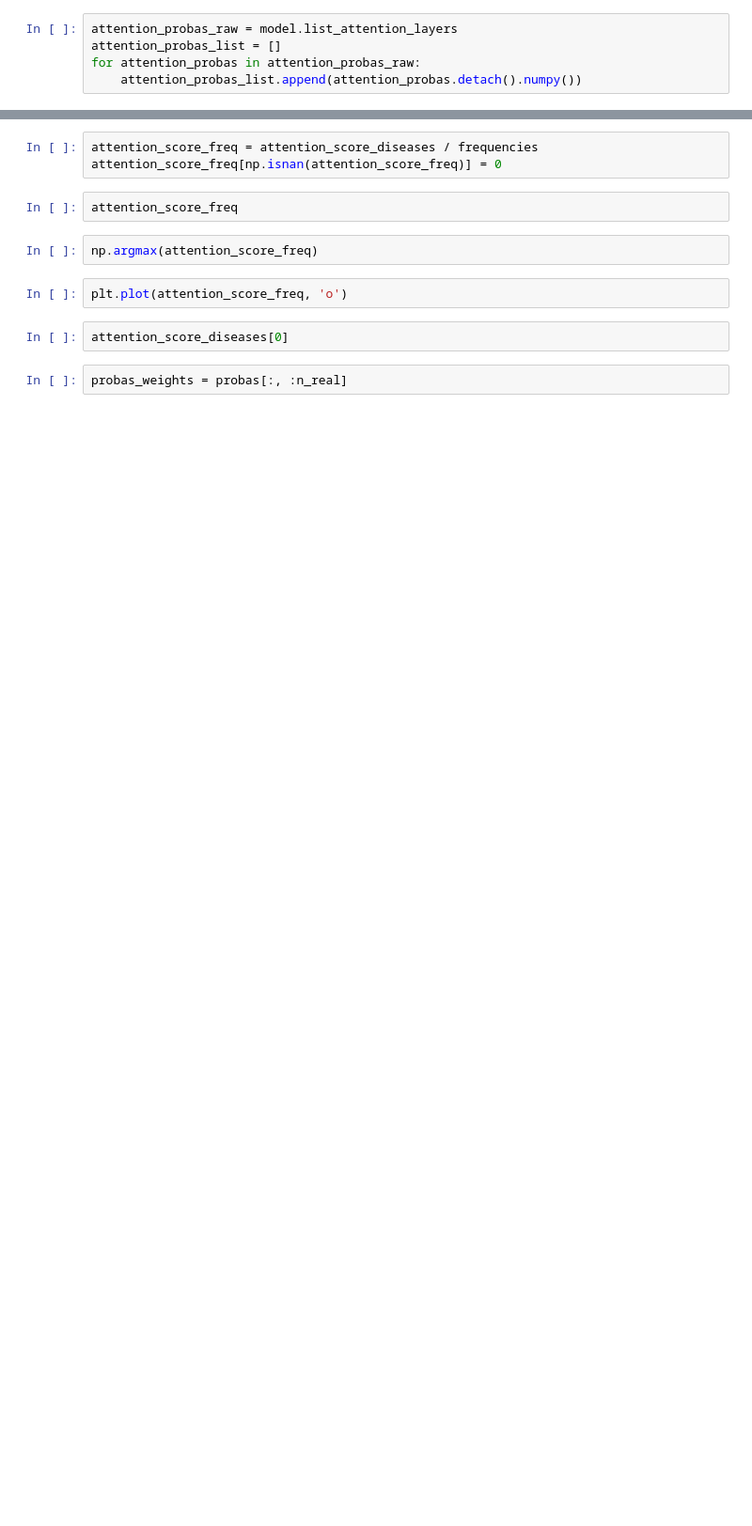
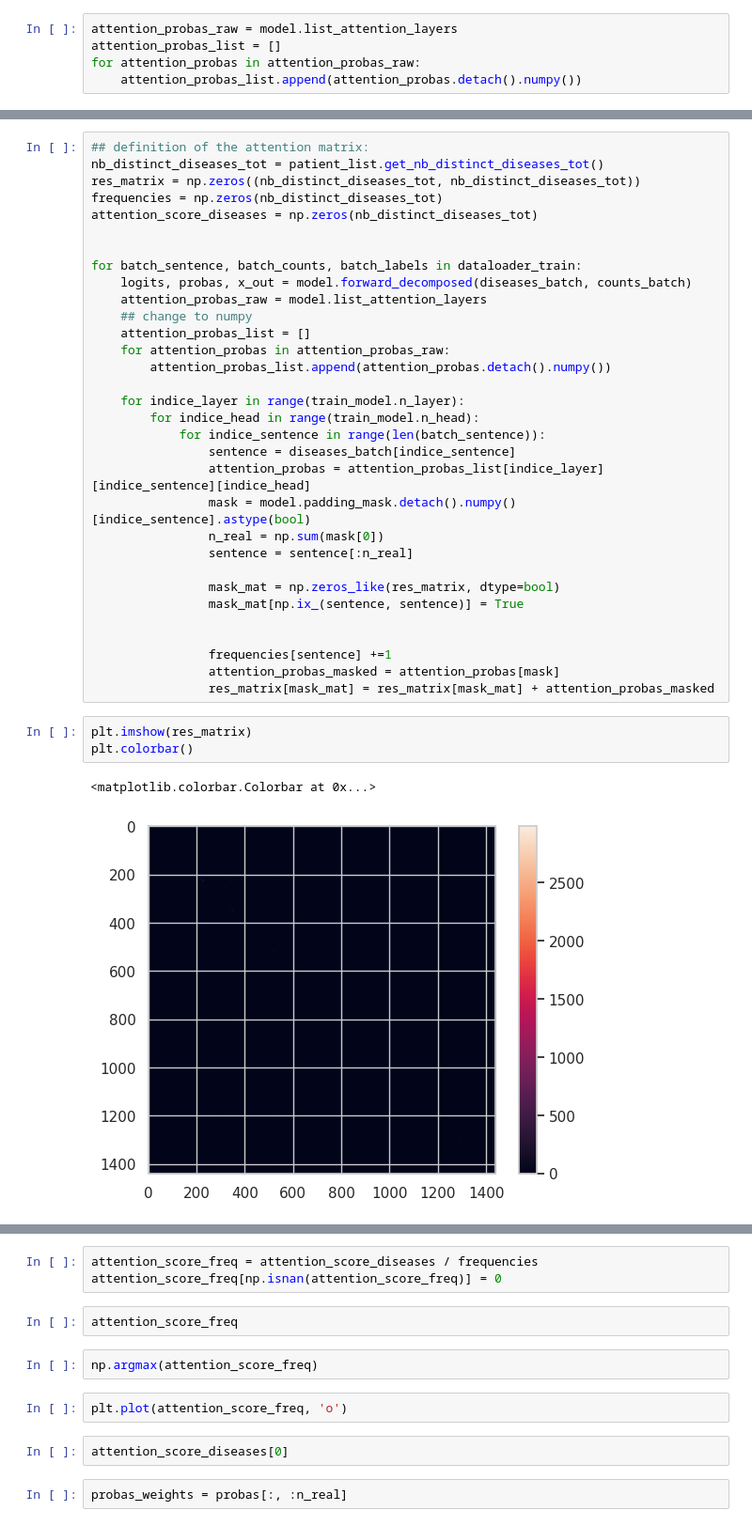
Before and after one commit to martin5555555555/PheWas, a Jupyter notebook: results_analysis/transformers/result_analysis_transformers.ipynb, the cells around one changed output, grey strips where cells are left out. Shown at 94% size. Saved outputs shown, nothing was run; the diff lists cells and outputs as text; blank space fills up the shorter version.

```diff
--- a/results_analysis/transformers/result_analysis_transformers.ipynb
+++ b/results_analysis/transformers/result_analysis_transformers.ipynb
@@ -173,0 +255,38 @@ plt.show()
+# %%
+## definition of the attention matrix:
+nb_distinct_diseases_tot = patient_list.get_nb_distinct_diseases_tot()
+res_matrix = np.zeros((nb_distinct_diseases_tot, nb_distinct_diseases_tot))
+frequencies = np.zeros(nb_distinct_diseases_tot)
+attention_score_diseases = np.zeros(nb_distinct_diseases_tot)
+
+
+for batch_sentence, batch_counts, batch_labels in dataloader_train:
+    logits, probas, x_out = model.forward_decomposed(diseases_batch, counts_batch)
+    attention_probas_raw = model.list_attention_layers
+    ## change to numpy
+    attention_probas_list = []
+    for attention_probas in attention_probas_raw:
+        attention_probas_list.append(attention_probas.detach().numpy())
+
+    for indice_layer in range(train_model.n_layer):
+        for indice_head in range(train_model.n_head):
+            for indice_sentence in range(len(batch_sentence)):
+                sentence = diseases_batch[indice_sentence]
+                attention_probas = attention_probas_list[indice_layer][indice_sentence][indice_head]
+                mask = model.padding_mask.detach().numpy()[indice_sentence].astype(bool)
+                n_real = np.sum(mask[0])
+                sentence = sentence[:n_real]
+
+                mask_mat = np.zeros_like(res_matrix, dtype=bool)
+                mask_mat[np.ix_(sentence, sentence)] = True
+
+
+                frequencies[sentence] +=1
+                attention_probas_masked = attention_probas[mask]
+                res_matrix[mask_mat] = res_matrix[mask_mat] + attention_probas_masked
+# %%
+plt.imshow(res_matrix)
+plt.colorbar()
+# %% [output]
+<matplotlib.colorbar.Colorbar at 0x...>
+[figure, added]
```
Also changed, not shown: parts of 46 cells of this notebook, 32 other files.
